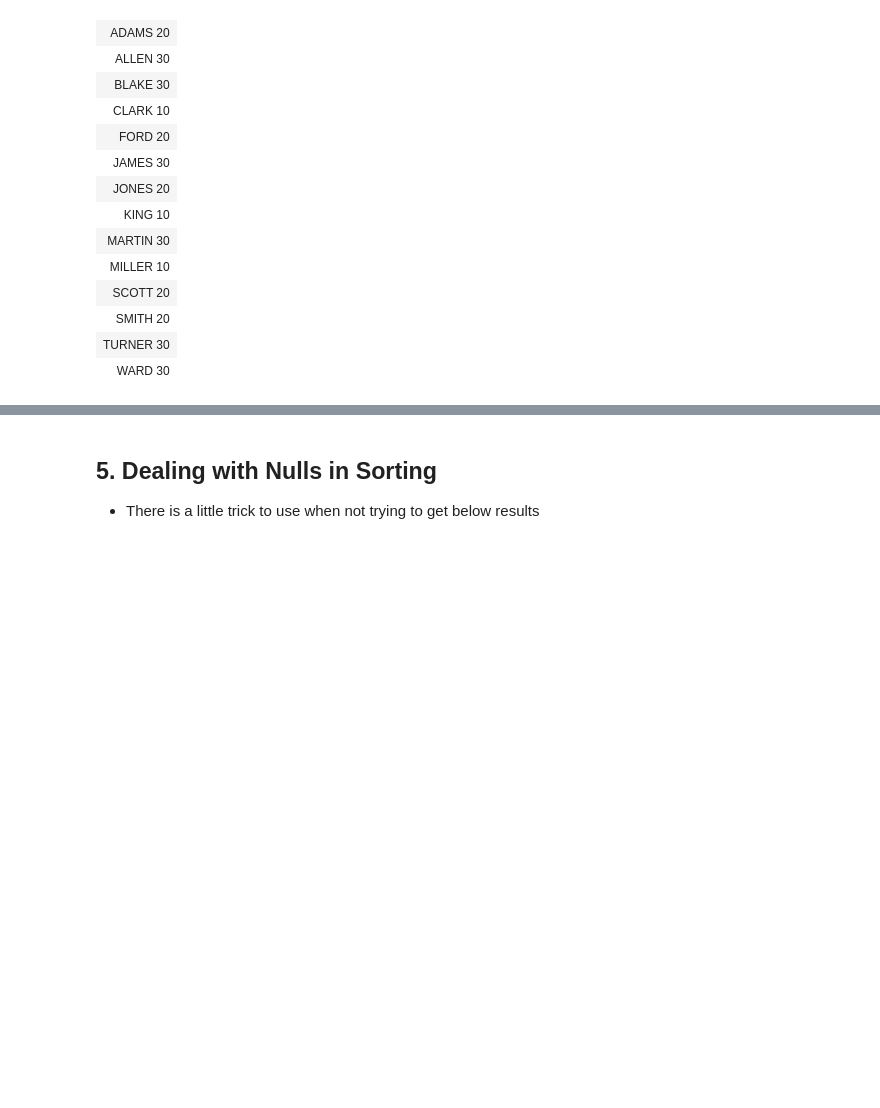
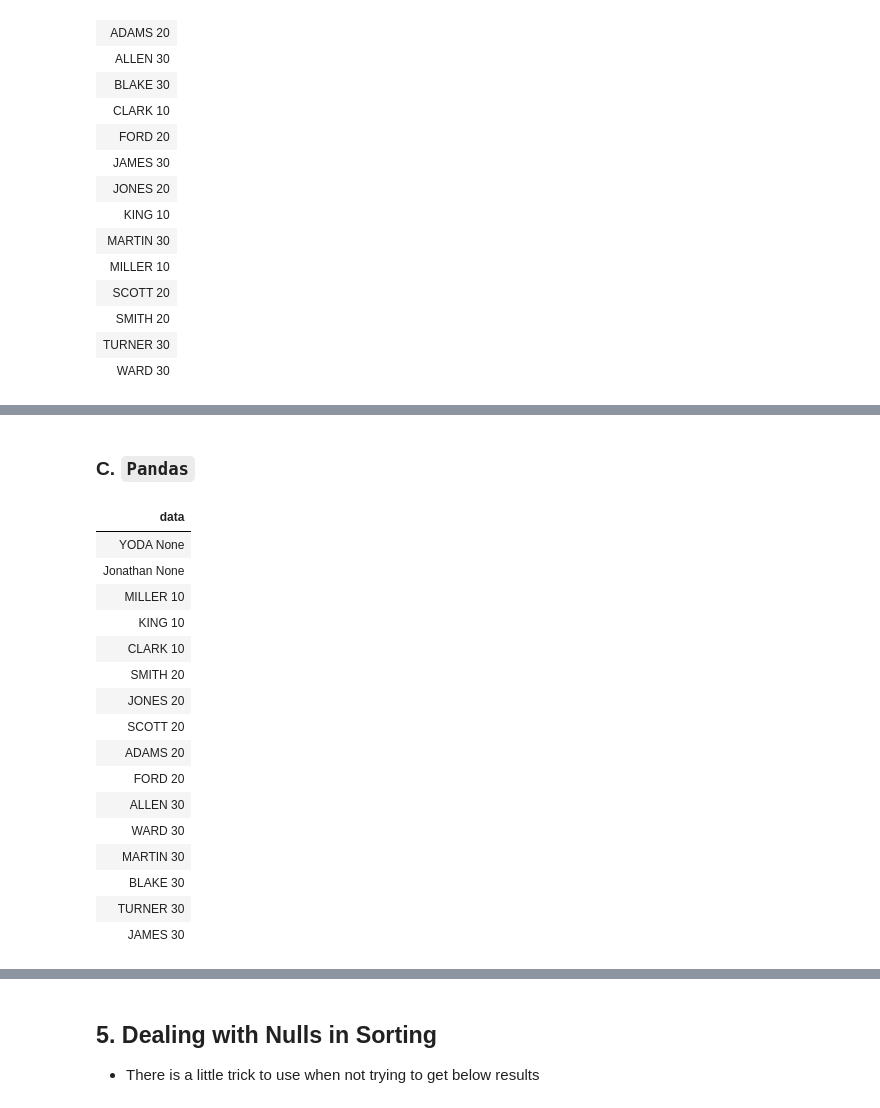
Before and after one commit to Akash0811/Databricks, a Jupyter notebook: Ch2_SortingQueryResults.ipynb, the cells around one changed output, grey strips where cells are left out. Drawn from its saved outputs; the diff is of its cells as text; code cells hidden in the pictures; blank space fills up the shorter version.

```diff
--- a/Ch2_SortingQueryResults.ipynb
+++ b/Ch2_SortingQueryResults.ipynb
@@ -329,0 +359,37 @@ order by replace(translate(data, '0123456789', '##########'),'#','')
+# %% [markdown]
+### C. `Pandas`
+# %%
+df_emp_pandas = emp.toPandas()
+
+df_emp_pandas['ename'] = df_emp_pandas['ename'].astype('str')
+df_emp_pandas['deptno'] = df_emp_pandas['deptno'].astype('str')
+
+df_emp_pandas['data'] = df_emp_pandas['ename'] + ' ' + df_emp_pandas['deptno']
+
+df_emp_pandas['transformed_data_1'] = df_emp_pandas['data'].str.replace(str(0), '#')
+for i in range(1, 10):
+    df_emp_pandas['transformed_data_1'] = df_emp_pandas['transformed_data_1'].str.replace(str(i), '#')
+
+
+df_emp_pandas['transformed_data_2'] = df_emp_pandas['transformed_data_1'].str.replace('#', '')
+df_emp_pandas['transformed_data_3'] = df_emp_pandas[['data', 'transformed_data_2']].apply(lambda x: x[0].replace(x[1], ''), axis=1)
+
+display(df_emp_pandas.sort_values(by='transformed_data_3')[['data']])
+# %% [output]
+| data |
+| YODA None |
+| Jonathan None |
+| MILLER 10 |
+| KING 10 |
+| CLARK 10 |
+| SMITH 20 |
+| JONES 20 |
+| SCOTT 20 |
+| ADAMS 20 |
+| FORD 20 |
+| ALLEN 30 |
+| WARD 30 |
+| MARTIN 30 |
+| BLAKE 30 |
+| TURNER 30 |
+| JAMES 30 |
```
Also changed, not shown: parts of 8 cells of this notebook.
